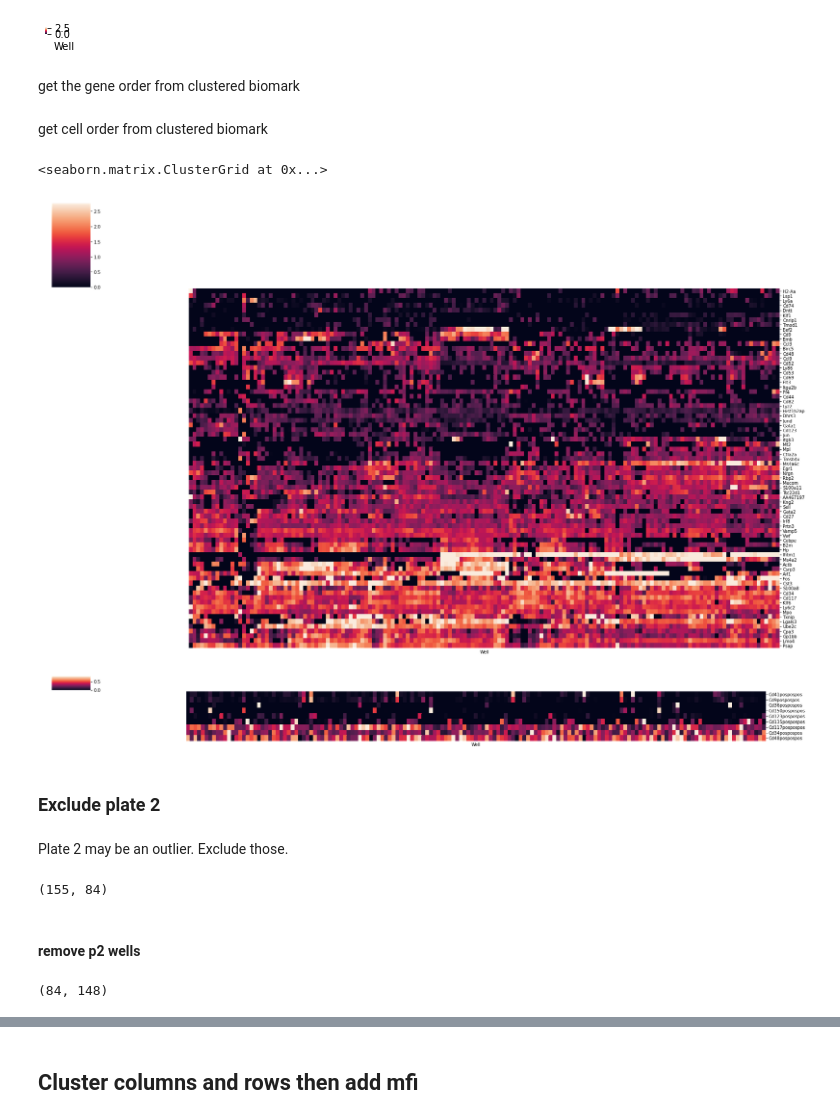
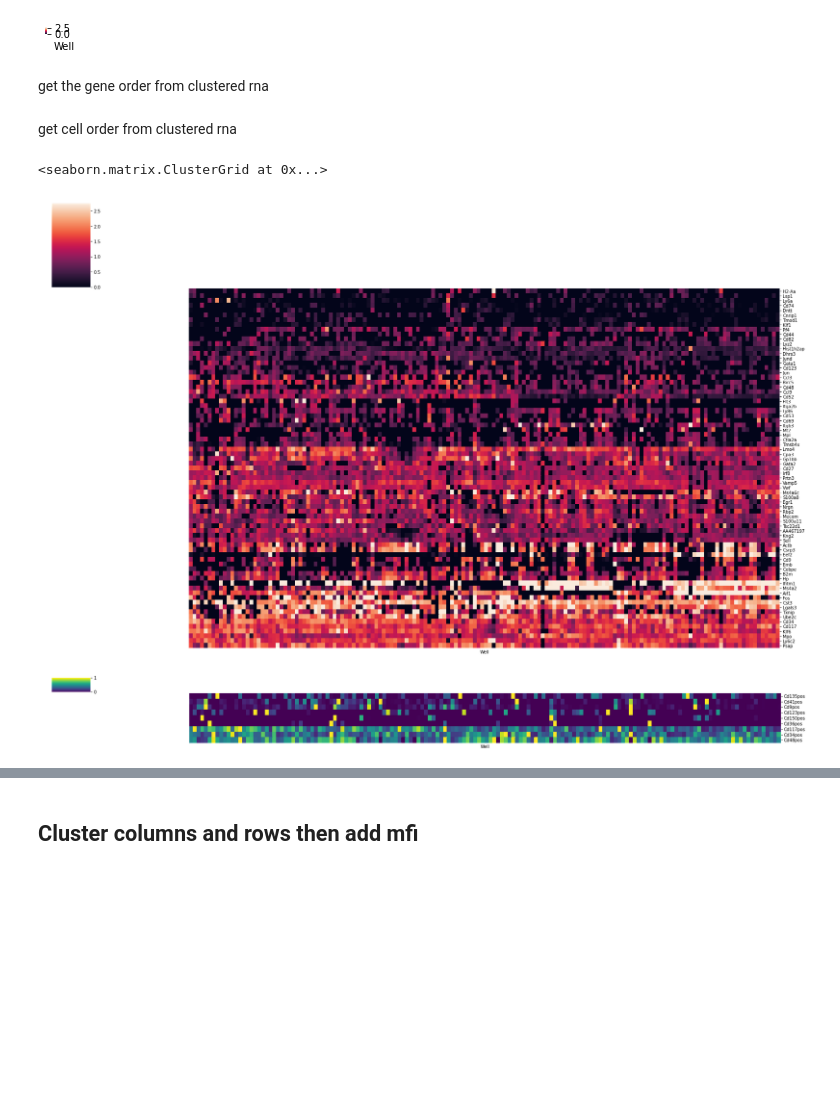
Before and after one commit to efheuston/msAggr_scRNASeq, a Jupyter notebook: IndexSorted_CMP.ipynb, the cells around one changed output, grey strips where cells are left out. Saved outputs shown, nothing was run; the diff lists cells and outputs as text; code cells hidden in the pictures; blank space fills up the shorter version.

```diff
--- a/IndexSorted_CMP.ipynb
+++ b/IndexSorted_CMP.ipynb
@@ -741,4 +754,6 @@ if not mfi_norm.columns.str.endswith('pos').any():
+# %%
+rna_zscoreT = rna_zscore.transpose()
 # %%
-combined_df = biomark_zscore.merge(mfi_norm, how='left', right_on=mfi_norm.index, left_index=True).drop("key_0", axis = 1)
+combined_df = rna_zscoreT.merge(mfi_mtx, how='left', right_on=mfi_mtx.index, left_index=True).drop("key_0", axis = 1).transpose()
 combined_df.shape
 # %% [output]
@@ -755,5 +769,3 @@ combined_df.head(3)
-# %%
-combined_df = combined_df.transpose()
 # %% [markdown]
 ### Number cells per plate
 # %%
@@ -794,43 +806,27 @@ hm_cols = sns.clustermap(combined_df, figsize=(.5, .5), method = 'ward', robust
 [figure]
 [figure]
 # %% [markdown]
-get the gene order from clustered biomark
+get the gene order from clustered rna
 # %%
 row_order = []
 for pos in hm_rows:
     newrow = combined_df.index[pos]
     row_order.append(newrow)
-biomark_order = [x for x in row_order if not x.endswith('pos')]
+rna_order = [x for x in row_order if not x.endswith('pos')]
 mfi_order = [x for x in row_order if x.endswith('pos')]
-combined_biomark = combined_df[combined_df.index.isin(biomark_order)]
+combined_rna = combined_df[combined_df.index.isin(rna_order)]
 combined_mfi = combined_df[combined_df.index.isin(mfi_order)]
 # %% [markdown]
-get cell order from clustered biomark
+get cell order from clustered rna
 # %%
 col_order = []
 for pos in hm_cols:
     newcol = combined_df.columns[pos]
     col_order.append(newcol)
 # %%
-sns.clustermap(combined_biomark.reindex(index = biomark_order, columns=col_order), figsize = (25, 15), method = 'ward', robust = True, xticklabels = False, yticklabels = True, row_cluster=False, col_cluster = False)
-sns.clustermap(combined_mfi.reindex(index = mfi_order, columns=col_order), figsize = (25, 2.5), method = 'ward', robust = True, xticklabels = False, yticklabels = True, row_cluster=False, col_cluster = False)
+sns.clustermap(combined_rna.reindex(index = rna_order, columns=col_order), figsize = (25, 15), method = 'ward', robust = True, xticklabels = False, yticklabels = True, row_cluster=False, col_cluster = False)
+sns.clustermap(combined_mfi.reindex(index = mfi_order, columns=col_order), figsize = (25, 2.5), method = 'ward', robust = True, xticklabels = False, yticklabels = True, row_cluster=False, cmap = 'viridis', col_cluster = False)
 # %% [output]
 <seaborn.matrix.ClusterGrid at 0x...>
-[figure, old version]
+[figure, new version]
-[figure, old version]
+[figure, new version]
-# %% [markdown]
-### Exclude plate 2
-# %% [markdown]
-Plate 2 may be an outlier. Exclude those.
-# %%
-combined_df = biomark_zscore.merge(mfi_norm, how='left', right_on=mfi_norm.index, left_index=True).drop("key_0", axis = 1)
-combined_df.shape
-# %% [output]
-(155, 84)
-# %% [markdown]
-#### remove p2 wells
-# %%
-combined_nop2 = combined_df[~combined_df.index.str.endswith('_p2')].copy().transpose()
-combined_nop2.shape
-# %% [output]
-(84, 148)
```
Also changed, not shown: parts of 213 cells of this notebook, 1 other file.
